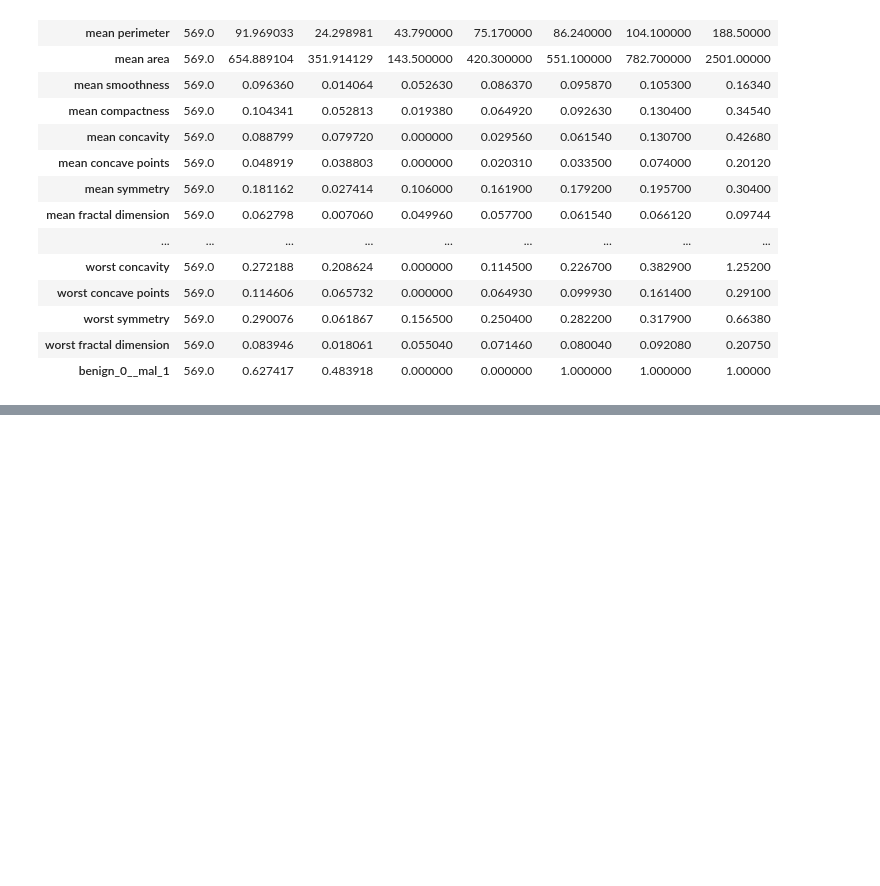
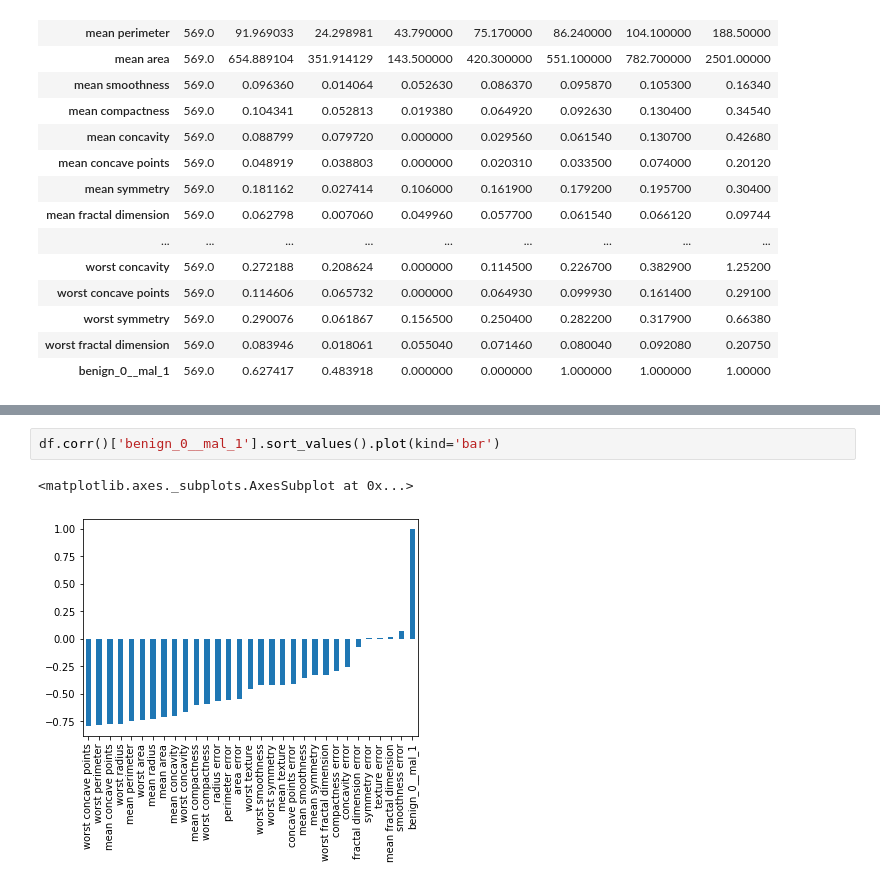
Before and after one commit to arpitsomani8/TensorFlow-And-Keras, a Jupyter notebook: TensorFlow and Keras Classification Model/TensorFlow and Keras Classification Model.ipynb, the cells around one changed output, grey strips where cells are left out. Saved outputs shown, nothing was run; the diff lists cells and outputs as text; blank space fills up the shorter version.

```diff
--- a/TensorFlow and Keras Classification Model/TensorFlow and Keras Classification Model.ipynb
+++ b/TensorFlow and Keras Classification Model/TensorFlow and Keras Classification Model.ipynb
@@ -167,0 +203,5 @@ df.describe().transpose()
+# %%
+df.corr()['benign_0__mal_1'].sort_values().plot(kind='bar')
+# %% [output]
+<matplotlib.axes._subplots.AxesSubplot at 0x...>
+[figure, added]
```
Also changed, not shown: parts of 6 cells of this notebook.
